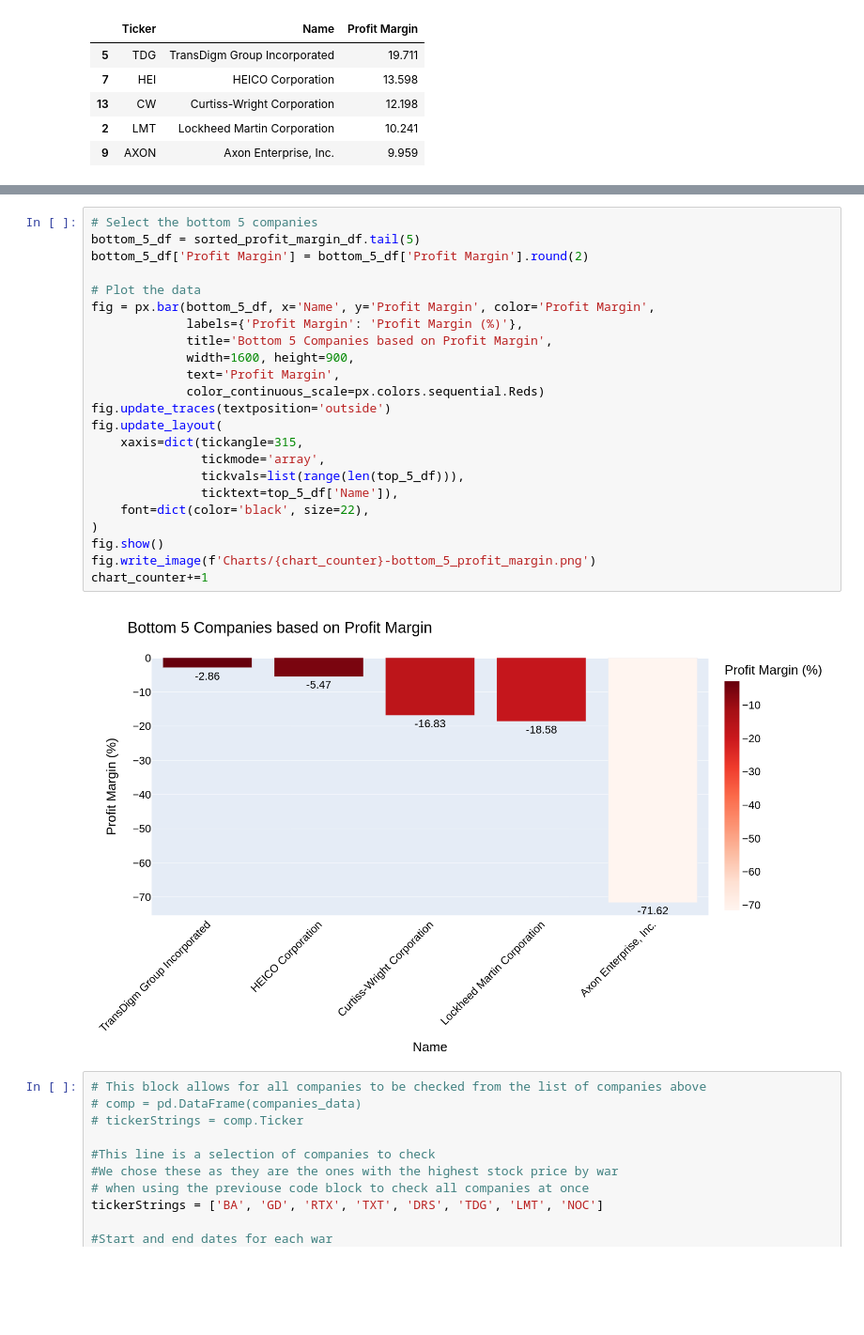
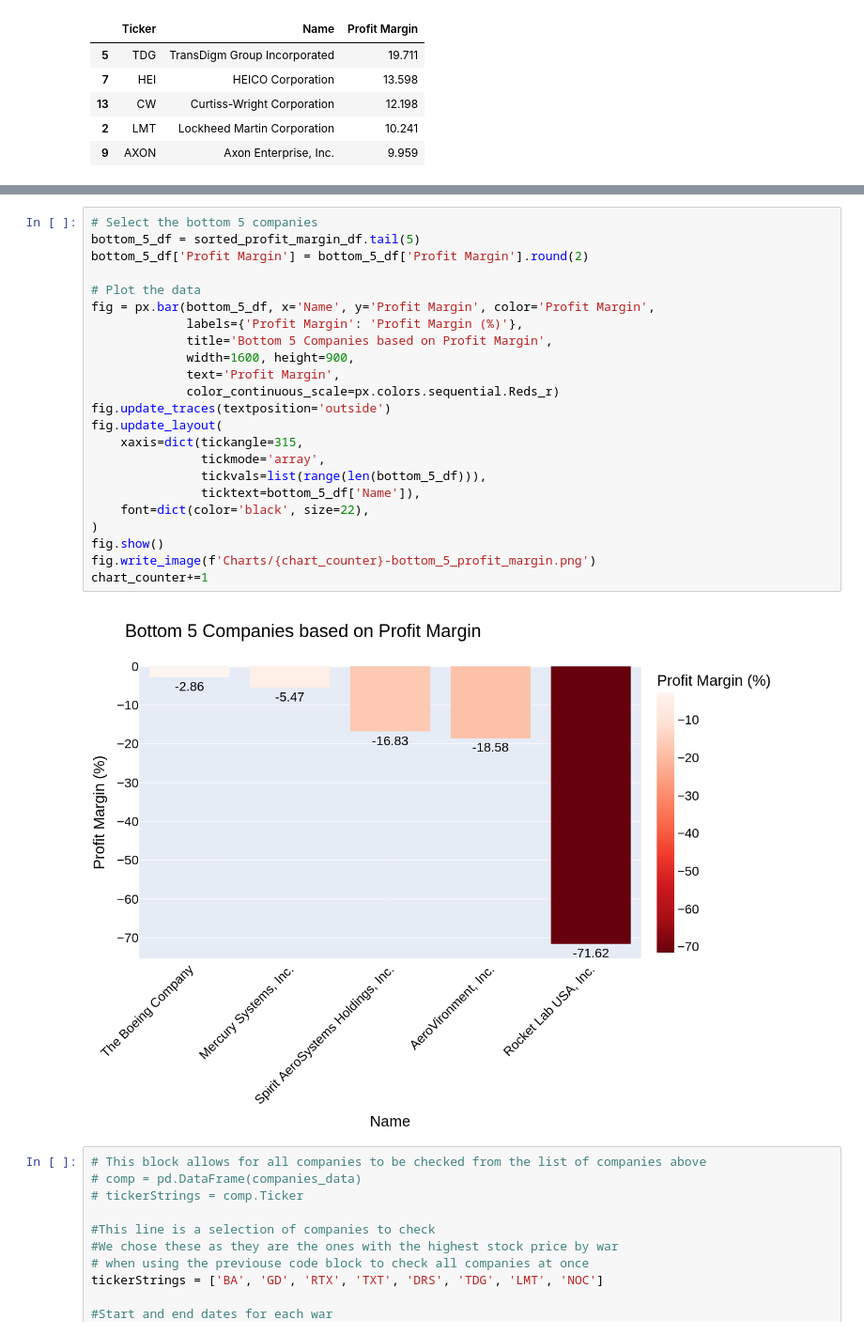
Before and after one commit to fortichpablo/War-and-Stocks, a Jupyter notebook: war.ipynb, the cells around one changed output, grey strips where cells are left out. Shown at 94% size. Saved outputs shown, nothing was run; the diff lists cells and outputs as text; blank space fills up the shorter version.

Commit message:
Fixed bottom 5 chart

```diff
--- a/war.ipynb
+++ b/war.ipynb
@@ -135,28 +135,28 @@ chart_counter+=1
 # %%
 # Select the bottom 5 companies
 bottom_5_df = sorted_profit_margin_df.tail(5)
 bottom_5_df['Profit Margin'] = bottom_5_df['Profit Margin'].round(2)
 
 # Plot the data
 fig = px.bar(bottom_5_df, x='Name', y='Profit Margin', color='Profit Margin',
              labels={'Profit Margin': 'Profit Margin (%)'},
              title='Bottom 5 Companies based on Profit Margin',
              width=1600, height=900,
              text='Profit Margin',
-             color_continuous_scale=px.colors.sequential.Reds)
+             color_continuous_scale=px.colors.sequential.Reds_r)
 fig.update_traces(textposition='outside')
 fig.update_layout(
     xaxis=dict(tickangle=315,
                tickmode='array',
-               tickvals=list(range(len(top_5_df))),
-               ticktext=top_5_df['Name']),
+               tickvals=list(range(len(bottom_5_df))),
+               ticktext=bottom_5_df['Name']),
     font=dict(color='black', size=22),
 )
 fig.show()
 fig.write_image(f'Charts/{chart_counter}-bottom_5_profit_margin.png')
 chart_counter+=1
 # %% [output]
-[figure, old version]
+[figure, new version]
 # %%
 # This block allows for all companies to be checked from the list of companies above
 # comp = pd.DataFrame(companies_data)
```
Also changed, not shown: parts of 2 cells of this notebook.
